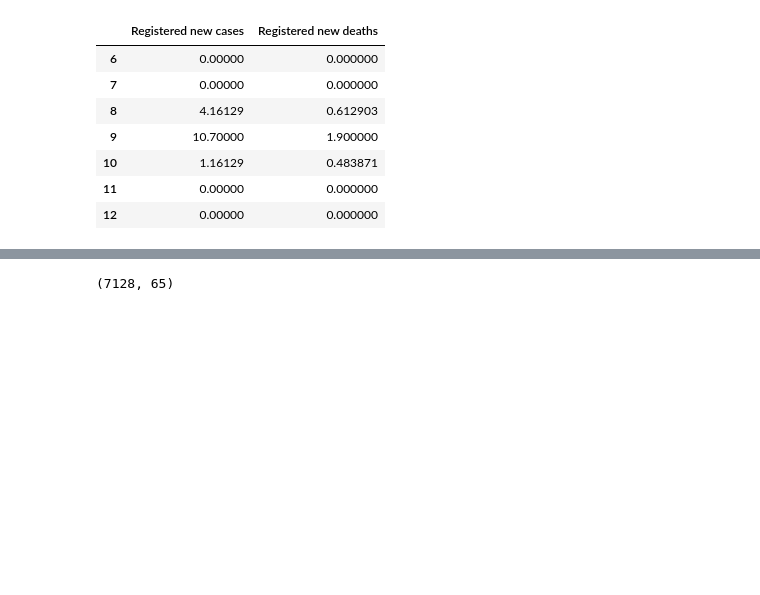
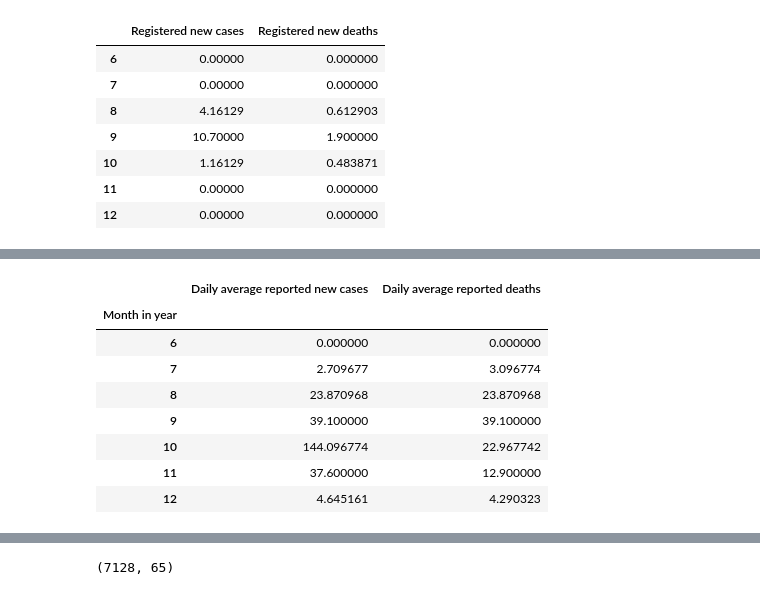
Before and after one commit to lkieliger/adagroup, a Jupyter notebook: hw1/Homework 1.ipynb, the cells around one changed output, grey strips where cells are left out. Cells and saved outputs as stored; diff of their text form; code cells hidden in the pictures; blank space fills up the shorter version.

Commit message:
Implement solution for Liberia in task A

```diff
--- a/hw1/Homework 1.ipynb
+++ b/hw1/Homework 1.ipynb
@@ -149,5 +140,0 @@ guinea_data
-# %%
-mod_liberia_df = liberia_df.rename(columns = {'Variable' : 'Description'})
-mod_liberia_df.Date = pd.to_datetime(mod_liberia_df.Date)
-mod_liberia_df['Country'] = 'Liberia'
-mod_liberia_df
@@ -172,0 +141,55 @@ mod_liberia_df
+# %%
+liberia_df = liberia_df.rename(columns = {'Variable' : 'Description'})
+liberia_df.Date = pd.to_datetime(mod_liberia_df.Date)
+
+liberia_data = liberia_df.copy()
+liberia_data.Date = pd.to_datetime(liberia_data.Date)
+
+liberia_data = liberia_data[['Date', 'Description', 'National']]
+liberia_data.head()
+
+liberia_data.Description = liberia_data.Description.str.lower()
+liberia_data.National = liberia_data.National.astype(float)
+
+death_regexp = re.compile('.*death.*')
+case_regexp = re.compile('.*case')
+
+liberia_deaths_data = liberia_data[liberia_data.Description.str.match(death_regexp)]
+liberia_cases_data = liberia_data[liberia_data.Description.str.match(case_regexp)]
+#print(set(liberia_cases_data.Description))
+
+liberia_deaths_data = liberia_deaths_data[['Date', 'National']]
+liberia_cases_data = liberia_cases_data[['Date', 'National']]
+
+liberia_deaths_data.at[2679, 'National']= 0
+
+liberia_deaths_data['Days in month'] = liberia_deaths_data.Date.dt.daysinmonth
+liberia_cases_data['Days in month'] = liberia_cases_data.Date.dt.daysinmonth
+
+liberia_deaths_data = liberia_deaths_data.groupby(liberia_deaths_data.Date.dt.month).max()
+liberia_cases_data = liberia_cases_data.groupby(liberia_cases_data.Date.dt.month).max()
+#print(liberia_deaths_data)
+#print(liberia_deaths_data.diff().fillna(value=0))
+
+liberia_deaths_data['National'] = liberia_deaths_data['National'].diff().fillna(value=0)
+liberia_cases_data['National'] = liberia_cases_data['National'].diff().fillna(value=0)
+liberia_deaths_data.National /= liberia_deaths_data['Days in month']
+liberia_cases_data.National /= liberia_cases_data['Days in month']
+
+liberia_deaths_data = liberia_deaths_data[['National']]
+liberia_cases_data = liberia_cases_data[['National']]
+
+liberia_data = liberia_cases_data.merge(liberia_deaths_data, left_index=True, right_index=True, how='outer')
+liberia_data.columns = ['Daily average reported new cases', 'Daily average reported deaths']
+liberia_data.index.name = 'Month in year'
+liberia_data
+# %% [output]
+|  | Daily average reported new cases | Daily average reported deaths |
+| Month in year |  |  |
+| 6 | 0.000000 | 0.000000 |
+| 7 | 2.709677 | 3.096774 |
+| 8 | 23.870968 | 23.870968 |
+| 9 | 39.100000 | 39.100000 |
+| 10 | 144.096774 | 22.967742 |
+| 11 | 37.600000 | 12.900000 |
+| 12 | 4.645161 | 4.290323 |
```
Also changed, not shown: parts of 4 cells of this notebook.
